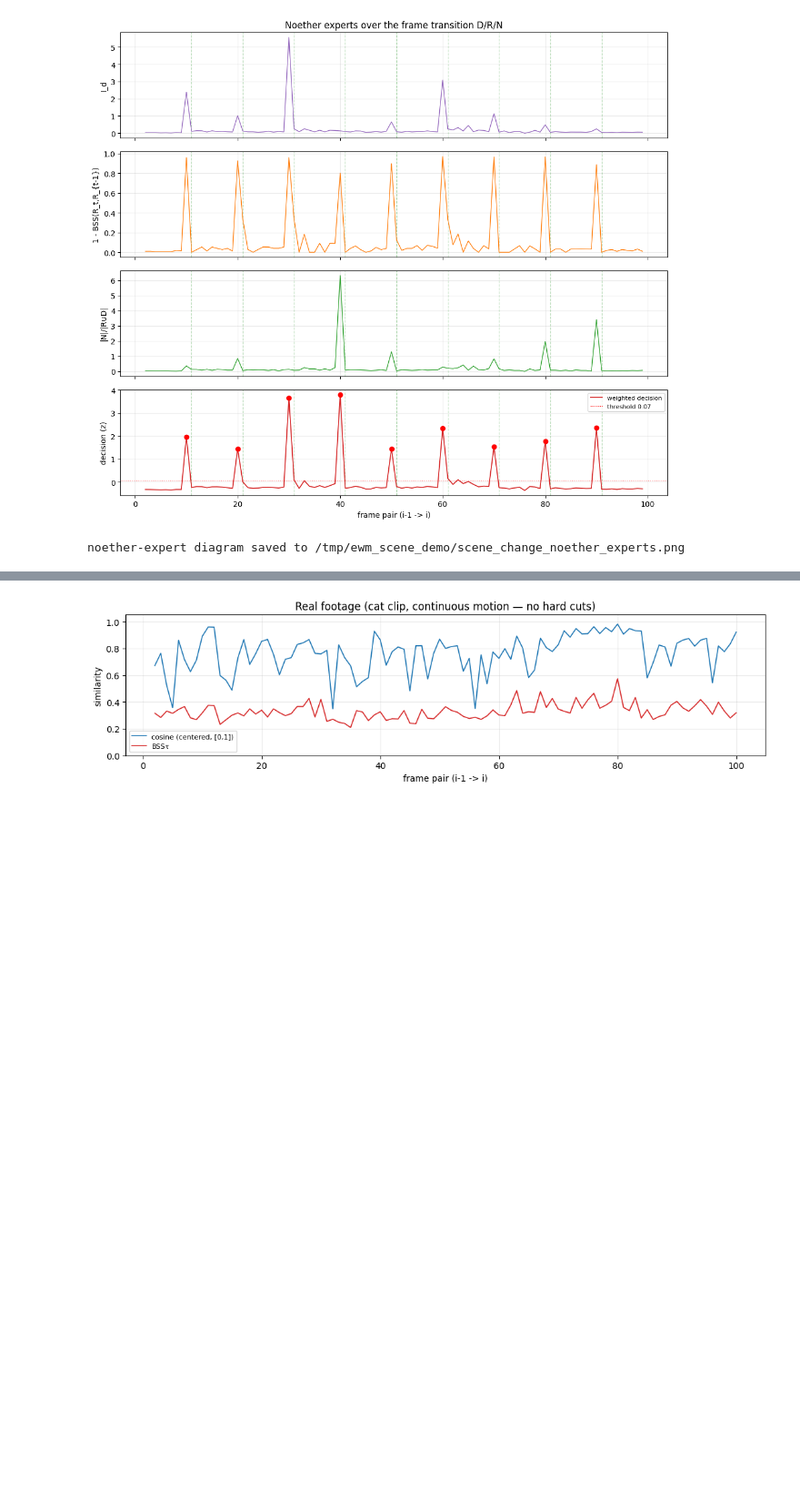
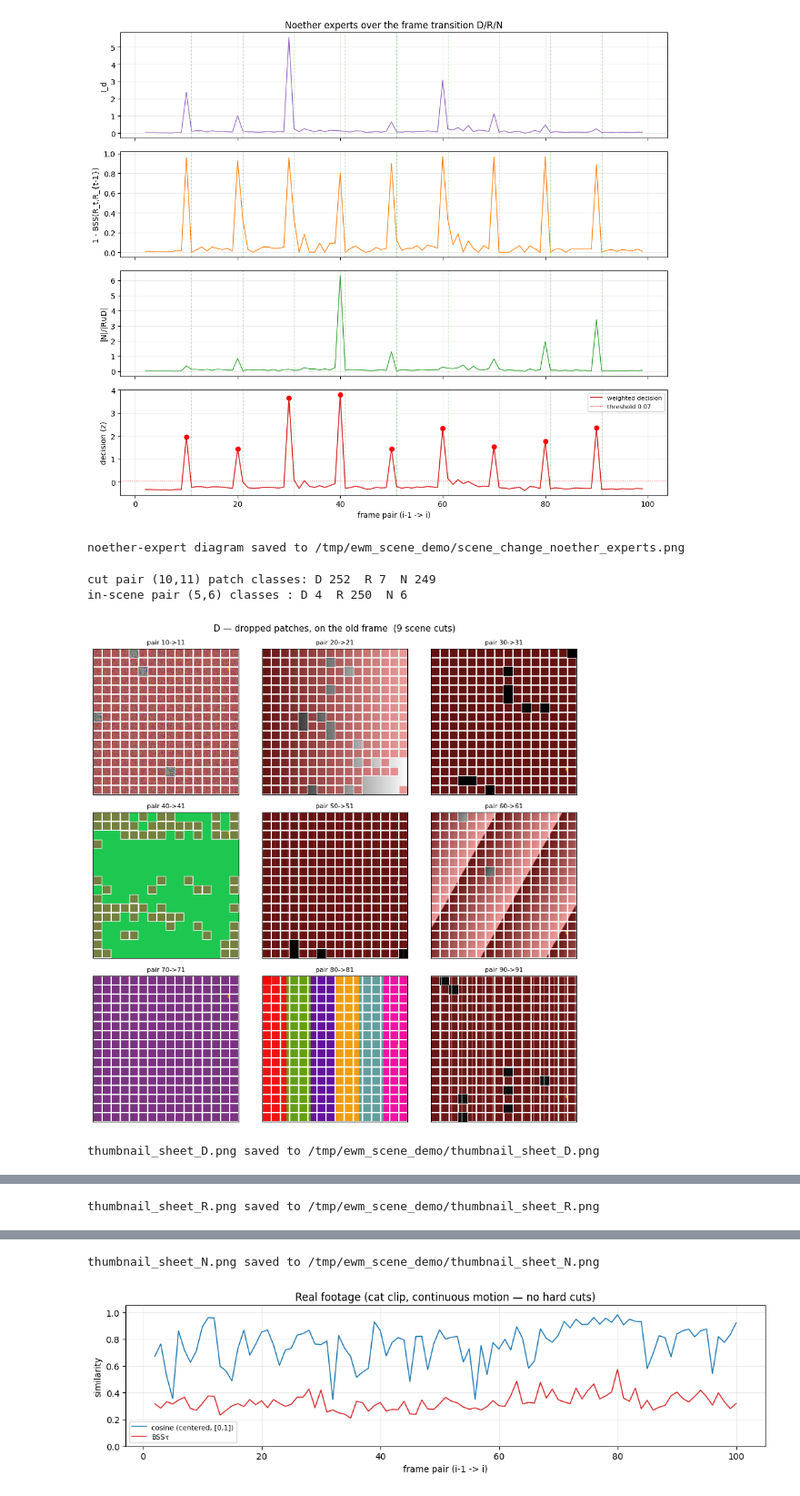
Before and after one commit to alexmy21/ewm-app-scene-analytics, a Jupyter notebook: notebooks/01_vllm_scene_change_hllset.ipynb, the cells around one changed output, grey strips where cells are left out. Shown at 91% size. Saved outputs shown, nothing was run; the diff lists cells and outputs as text; code cells hidden in the pictures; blank space fills up the shorter version.

```diff
--- a/notebooks/01_vllm_scene_change_hllset.ipynb
+++ b/notebooks/01_vllm_scene_change_hllset.ipynb
@@ -613,3 +634,68 @@ novelty |N|/|R∪D|          separation=+1.620  weight=0.401
 combined decision: cuts at [10, 20, 30, 40, 50, 60, 70, 80, 90] (9/9)
 [figure]
 noether-expert diagram saved to /tmp/ewm_scene_demo/scene_change_noether_experts.png
+# %%
+# ── 14. D/R/N materialized back to the frame: patch-level presentations ────
+# The HLLSet D/R/N decomposition lives in the lattice; here we materialize it
+# back to the patch grid (each patch = one tid token): red = dropped from the
+# old frame, green = retained, blue = newly introduced.
+def patch_overlay(img_224, patch_list, color, alpha=0.45):
+    arr = np.array(img_224).copy()
+    P = 14   # 224 / 16 patches
+    for p in patch_list:
+        r, c = divmod(p, 16)
+        y0, y1, x0, x1 = r*P, (r+1)*P, c*P, (c+1)*P
+        block = arr[y0:y1, x0:x1].astype(np.int16)
+        arr[y0:y1, x0:x1] = (
+            block * (1 - alpha) + np.array(color) * alpha).astype(np.uint8)
+        # bright outline so the patch is visible on any background
+        arr[y0:y1, x0] = [255, 255, 255]
+        arr[y0:y1, x1 - 1] = [255, 255, 255]
+        arr[y0, x0:x1] = [255, 255, 255]
+        arr[y1 - 1, x0:x1] = [255, 255, 255]
+    return arr
+
+
+def patch_class_sets(pair_idx):
+    """Token-level D/R/N for pair (pair_idx, pair_idx+1)."""
+    A = set(frame_tokens[pair_idx - 1])
+    B = set(frame_tokens[pair_idx])
+    D = [p for p, t in enumerate(frame_tokens[pair_idx - 1]) if t not in B]
+    R = [p for p, t in enumerate(frame_tokens[pair_idx]) if t in A]
+    N = [p for p, t in enumerate(frame_tokens[pair_idx]) if t not in A]
+    return D, R, N
+
+
+frame_cache = {}
+def frame_img(idx):
+    if idx not in frame_cache:
+        frame_cache[idx] = Image.open(f"{WORK}/frames/{frame_names[idx-1]}").convert("RGB").resize((224, 224))
+    return frame_cache[idx]
+
+
+D10, R10, N10 = patch_class_sets(10)
+print("cut pair (10,11) patch classes: D", len(D10), " R", len(R10), " N", len(N10))
+D5, R5, N5 = patch_class_sets(5)
+print("in-scene pair (5,6) classes : D", len(D5), " R", len(R5), " N", len(N5))
+
+for name, color, sheet_name, use_next, title in [
+    ("D", (220, 40, 40), "thumbnail_sheet_D.png", False, "D — dropped patches, on the old frame"),
+    ("R", (40, 180, 60), "thumbnail_sheet_R.png", True,  "R — retained patches, on the new frame"),
+    ("N", (60, 90, 220), "thumbnail_sheet_N.png", True,  "N — new patches, on the new frame"),
+]:
+    fig, axes = plt.subplots(3, 3, figsize=(9, 9))
+    for ax, pair in zip(axes.flat, CUT_PAIRS):
+        Dp, Rp, Np = patch_class_sets(pair)
+        cls = {"D": Dp, "R": Rp, "N": Np}[name]
+        base = frame_img(pair + 1) if use_next else frame_img(pair)
+        ax.imshow(patch_overlay(base, cls, color))
+        ax.set_xticks([]); ax.set_yticks([])
+        ax.set_title(f"pair {pair}->{pair+1}", fontsize=8)
+    fig.suptitle(title + "  (9 scene cuts)", fontsize=11)
+    plt.tight_layout(); plt.savefig(f"{WORK}/{sheet_name}", dpi=110); plt.show()
+    print(sheet_name, "saved to", f"{WORK}/{sheet_name}")
+# %% [output]
+cut pair (10,11) patch classes: D 252  R 7  N 249
+in-scene pair (5,6) classes : D 4  R 250  N 6
+[figure, added]
+thumbnail_sheet_D.png saved to /tmp/ewm_scene_demo/thumbnail_sheet_D.png
@@ -615,0 +703 @@ noether-expert diagram saved to /tmp/ewm_scene_demo/scene_change_noether_experts
+thumbnail_sheet_R.png saved to /tmp/ewm_scene_demo/thumbnail_sheet_R.png
@@ -616,3 +705,4 @@ noether-expert diagram saved to /tmp/ewm_scene_demo/scene_change_noether_experts
+thumbnail_sheet_N.png saved to /tmp/ewm_scene_demo/thumbnail_sheet_N.png
 # %%
 # ── 11. Optional: the same pipeline on real footage (cat clip, no hard cuts) ─
 RUN_REAL_CLIP = True
```
Also changed, not shown: parts of 4 cells of this notebook.
